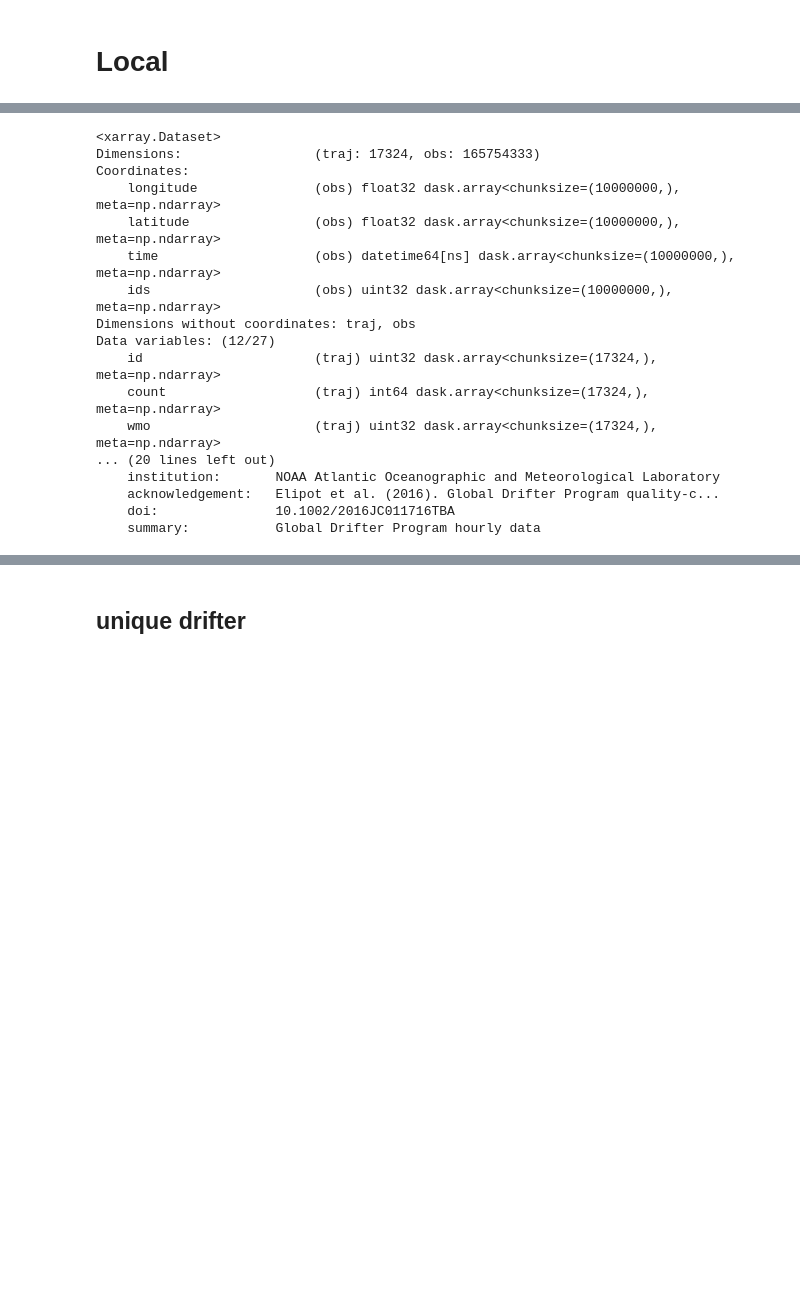
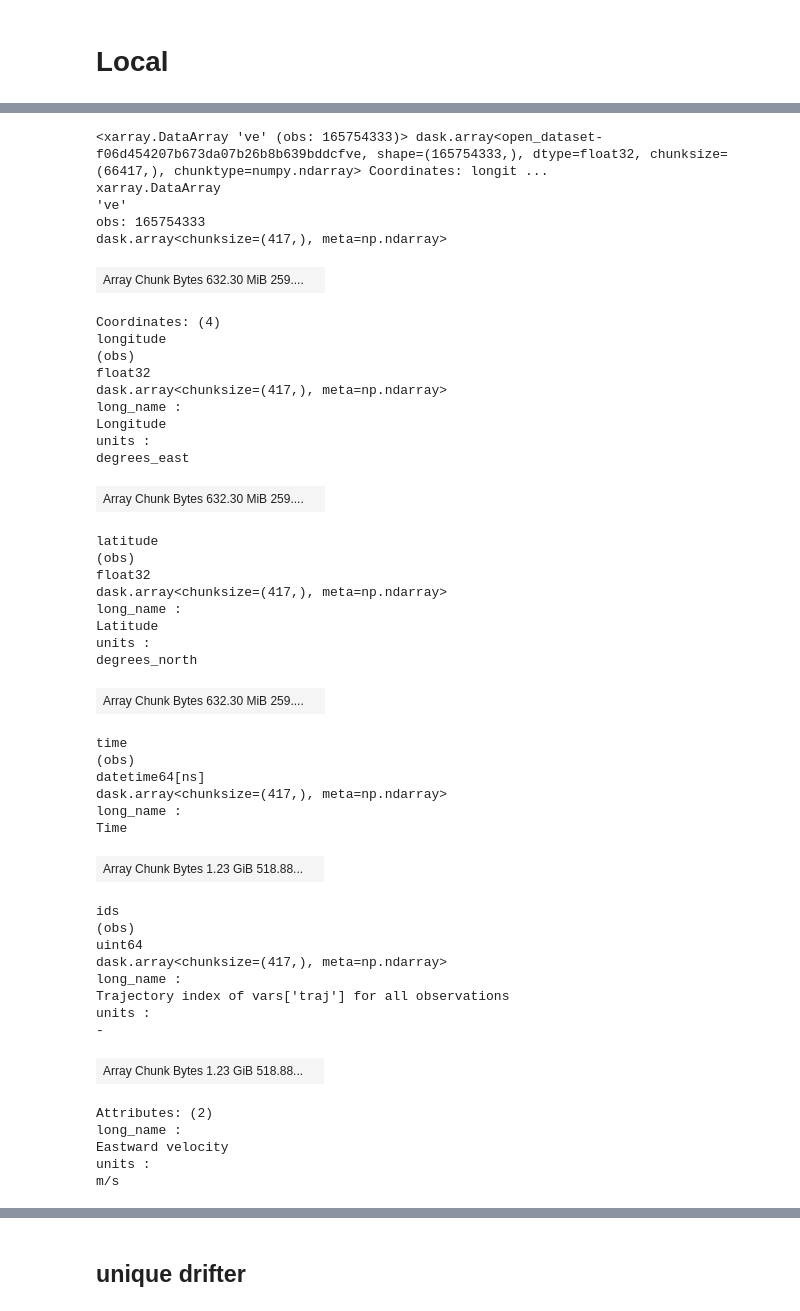
Before and after one commit to Cloud-Drift/clouddrift, a Jupyter notebook: tutorials/data.ipynb, the cells around one changed output, grey strips where cells are left out. Drawn from its saved outputs; the diff is of its cells as text; code cells hidden in the pictures; blank space fills up the shorter version.

Commit message:
slight modiifcation to data tutorial with updated ragged array

```diff
--- a/tutorials/data.ipynb
+++ b/tutorials/data.ipynb
@@ -164,9 +217,9 @@ Data variables: (12/47)
 # %% [markdown]
 # Local
 # %%
-path_clouddrift = '/Users/pmiron/OneDrive - Florida State University/projects/clouddrift/data/process/gdp_1.04c.nc'
-#path_clouddrift = '/Users/pmiron/OneDrive - Florida State University/projects/clouddrift/data/process/gdp_1.04c'
+path_clouddrift = '../data/process/gdp_v2.00_obs.nc'
+path_traj_clouddrift = '../data/process/gdp_v2.00_traj.nc'
 # %%
 %%time
-l = local(path_clouddrift)
+l = local(path_clouddrift, path_traj_clouddrift)
 # %% [output]
@@ -175,20 +228,49 @@ Wall time: 146 ms
-# %%
-l.ds
-# %% [output]
-<xarray.Dataset>
-Dimensions:                 (traj: 17324, obs: 165754333)
-Coordinates:
-    longitude               (obs) float32 dask.array<chunksize=(10000000,), meta=np.ndarray>
-    latitude                (obs) float32 dask.array<chunksize=(10000000,), meta=np.ndarray>
-    time                    (obs) datetime64[ns] dask.array<chunksize=(10000000,), meta=np.ndarray>
-    ids                     (obs) uint32 dask.array<chunksize=(10000000,), meta=np.ndarray>
-Dimensions without coordinates: traj, obs
-Data variables: (12/27)
-    id                      (traj) uint32 dask.array<chunksize=(17324,), meta=np.ndarray>
-    count                   (traj) int64 dask.array<chunksize=(17324,), meta=np.ndarray>
-    wmo                     (traj) uint32 dask.array<chunksize=(17324,), meta=np.ndarray>
-... (20 lines left out)
-    institution:       NOAA Atlantic Oceanographic and Meteorological Laboratory
-    acknowledgement:   Elipot et al. (2016). Global Drifter Program quality-c...
-    doi:               10.1002/2016JC011716TBA
-    summary:           Global Drifter Program hourly data
+# %%
+l.ds_obs.ve
+# %% [output]
+<xarray.DataArray 've' (obs: 165754333)> dask.array<open_dataset-f06d454207b673da07b26b8b639bddcfve, shape=(165754333,), dtype=float32, chunksize=(66417,), chunktype=numpy.ndarray> Coordinates: longit ...
+xarray.DataArray
+'ve'
+obs: 165754333
+dask.array<chunksize=(417,), meta=np.ndarray>
+| Array Chunk Bytes 632.30 MiB 259.... |  |
+Coordinates: (4)
+longitude
+(obs)
+float32
+dask.array<chunksize=(417,), meta=np.ndarray>
+long_name :
+Longitude
+units :
+degrees_east
+| Array Chunk Bytes 632.30 MiB 259.... |  |
+latitude
+(obs)
+float32
+dask.array<chunksize=(417,), meta=np.ndarray>
+long_name :
+Latitude
+units :
+degrees_north
+| Array Chunk Bytes 632.30 MiB 259.... |  |
+time
+(obs)
+datetime64[ns]
+dask.array<chunksize=(417,), meta=np.ndarray>
+long_name :
+Time
+| Array Chunk Bytes 1.23 GiB 518.88... |  |
+ids
+(obs)
+uint64
+dask.array<chunksize=(417,), meta=np.ndarray>
+long_name :
+Trajectory index of vars['traj'] for all observations
+units :
+-
+| Array Chunk Bytes 1.23 GiB 518.88... |  |
+Attributes: (2)
+long_name :
+Eastward velocity
+units :
+m/s
```
Also changed, not shown: parts of 55 cells of this notebook, 2 other files.
